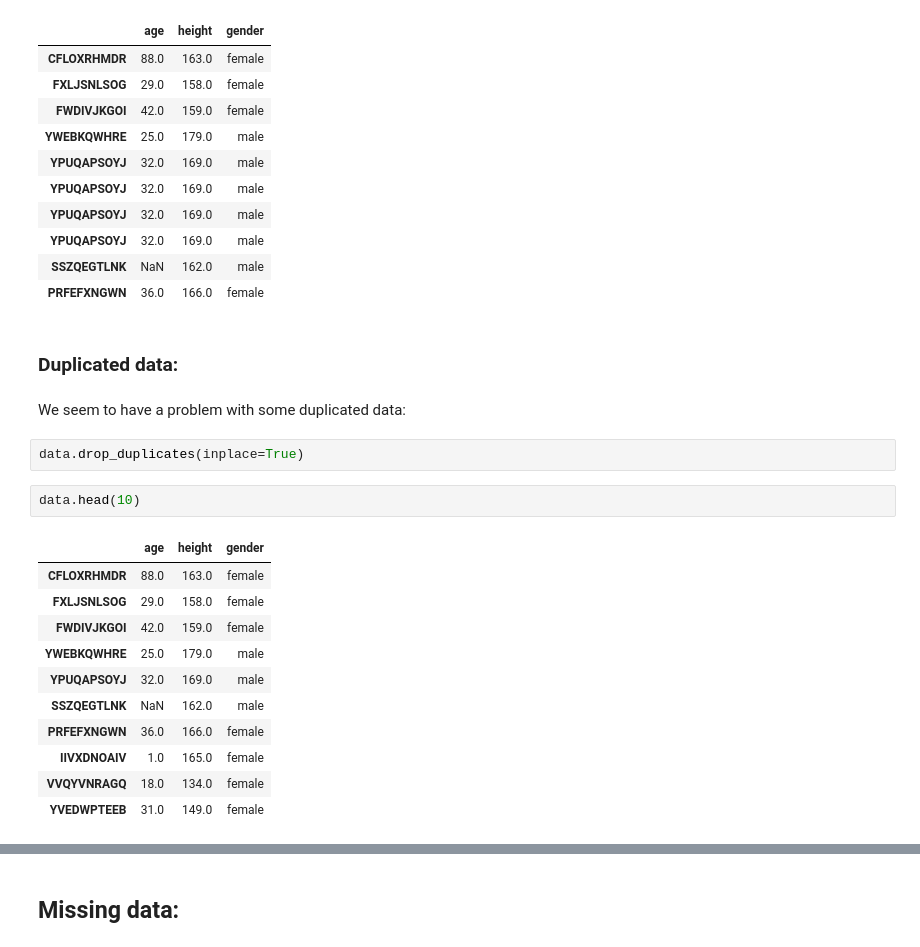
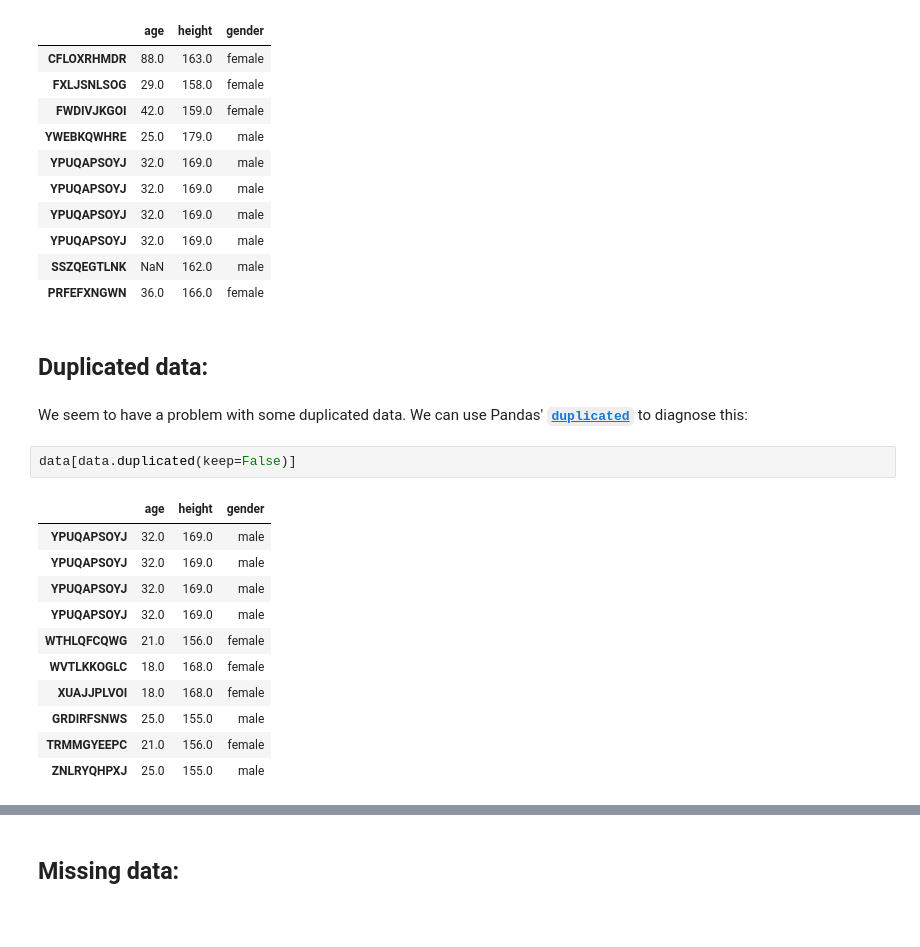
Before and after one commit to hershaw/data-science-101, a Jupyter notebook: course/class2/Diagnosing data .ipynb, the cells around one changed output, grey strips where cells are left out. Drawn from its saved outputs; the diff is of its cells as text; blank space fills up the shorter version.

```diff
--- a/course/class2/Diagnosing data .ipynb
+++ b/course/class2/Diagnosing data .ipynb
@@ -62,22 +70,20 @@ data.head(10)
 | SSZQEGTLNK | NaN | 162.0 | male |
 | PRFEFXNGWN | 36.0 | 166.0 | female |
 # %% [markdown]
-### Duplicated data:
+## Duplicated data:
 # %% [markdown]
-We seem to have a problem with some duplicated data:
+We seem to have a problem with some duplicated data. We can use Pandas' [**`duplicated`**](http://pandas.pydata.org/pandas-docs/stable/generated/pandas.DataFrame.duplicated.html) to diagnose this:
-# %%
-data.drop_duplicates(inplace=True)
-# %%
-data.head(10)
-# %% [output]
-|  | age | height | gender |
-| CFLOXRHMDR | 88.0 | 163.0 | female |
-| FXLJSNLSOG | 29.0 | 158.0 | female |
-| FWDIVJKGOI | 42.0 | 159.0 | female |
-| YWEBKQWHRE | 25.0 | 179.0 | male |
-| YPUQAPSOYJ | 32.0 | 169.0 | male |
-| SSZQEGTLNK | NaN | 162.0 | male |
-| PRFEFXNGWN | 36.0 | 166.0 | female |
-| IIVXDNOAIV | 1.0 | 165.0 | female |
-| VVQYVNRAGQ | 18.0 | 134.0 | female |
-| YVEDWPTEEB | 31.0 | 149.0 | female |
+# %%
+data[data.duplicated(keep=False)]
+# %% [output]
+|  | age | height | gender |
+| YPUQAPSOYJ | 32.0 | 169.0 | male |
+| YPUQAPSOYJ | 32.0 | 169.0 | male |
+| YPUQAPSOYJ | 32.0 | 169.0 | male |
+| YPUQAPSOYJ | 32.0 | 169.0 | male |
+| WTHLQFCQWG | 21.0 | 156.0 | female |
+| WVTLKKOGLC | 18.0 | 168.0 | female |
+| XUAJJPLVOI | 18.0 | 168.0 | female |
+| GRDIRFSNWS | 25.0 | 155.0 | male |
+| TRMMGYEEPC | 21.0 | 156.0 | female |
+| ZNLRYQHPXJ | 25.0 | 155.0 | male |
```
Also changed, not shown: parts of 90 cells of this notebook.
